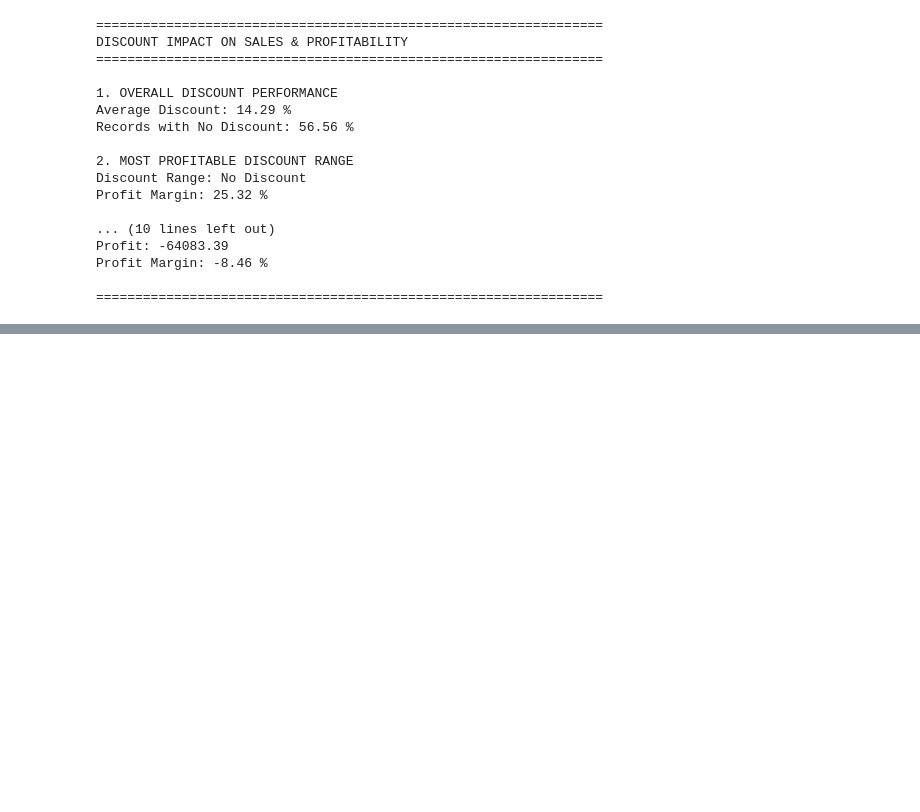
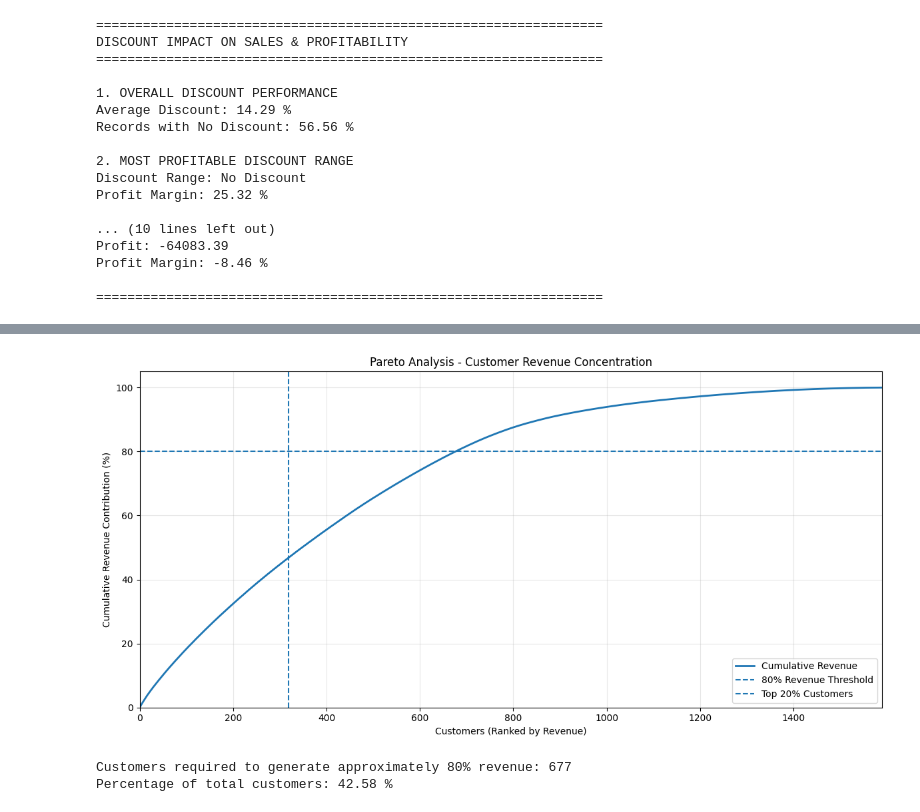
Before and after one commit to code-with-ansh/sales-business-analytics, a Jupyter notebook: notebooks/eda_time_based_analysis.ipynb, the cells around one changed output, grey strips where cells are left out. Saved outputs shown, nothing was run; the diff lists cells and outputs as text; code cells hidden in the pictures; blank space fills up the shorter version.

```diff
--- a/notebooks/eda_time_based_analysis.ipynb
+++ b/notebooks/eda_time_based_analysis.ipynb
@@ -1654,0 +1991,54 @@ Profit Margin: -8.46 %
+# %%
+# ==========================================
+# SECTION 47: PARETO ANALYSIS
+# ==========================================
+
+plt.figure(figsize=(12, 6))
+
+plt.plot(
+    range(1, len(customer_revenue) + 1),
+    customer_revenue["Cumulative_Revenue_Percentage"],
+    linewidth=2,
+    label="Cumulative Revenue"
+)
+
+plt.axhline(
+    y=80,
+    linestyle="--",
+    label="80% Revenue Threshold"
+)
+
+plt.axvline(
+    x=int(np.ceil(len(customer_revenue) * 0.2)),
+    linestyle="--",
+    label="Top 20% Customers"
+)
+
+plt.title("Pareto Analysis - Customer Revenue Concentration")
+plt.xlabel("Customers (Ranked by Revenue)")
+plt.ylabel("Cumulative Revenue Contribution (%)")
+
+plt.xlim(0, len(customer_revenue))
+plt.ylim(0, 105)
+
+plt.legend()
+plt.grid(alpha=0.3)
+plt.tight_layout()
+plt.show()
+
+# Identify the number of customers needed to generate 80% revenue
+customers_for_80 = (
+    customer_revenue[
+        customer_revenue["Cumulative_Revenue_Percentage"] <= 80
+    ].shape[0] + 1
+)
+
+print("Customers required to generate approximately 80% revenue:",
+      customers_for_80)
+
+print("Percentage of total customers:",
+      round(customers_for_80 / len(rfm) * 100, 2), "%")
+# %% [output]
+[figure, added]
+Customers required to generate approximately 80% revenue: 677
+Percentage of total customers: 42.58 %
```
Also changed, not shown: parts of 12 cells of this notebook.
